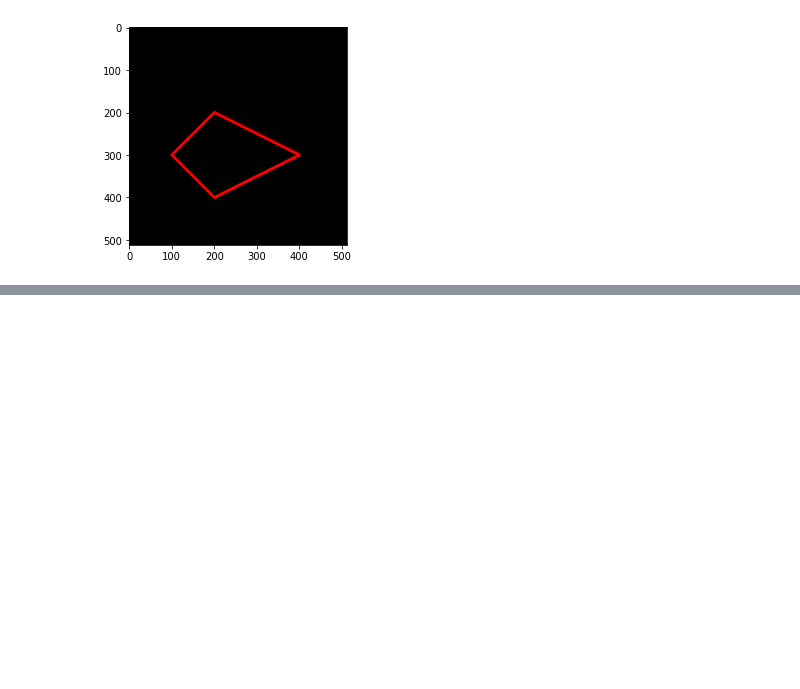
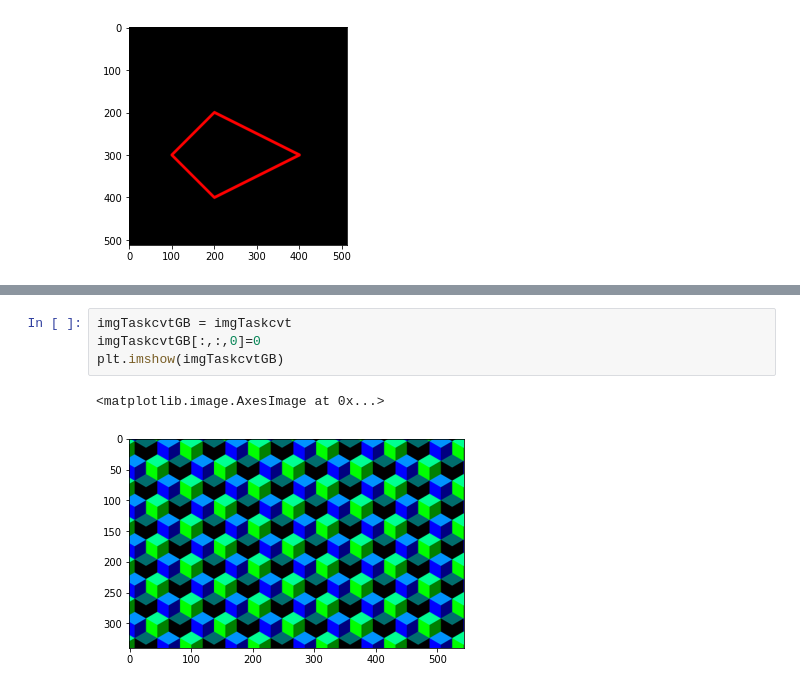
Before and after one commit to ahmadalwi425/PCVK_Genap_2022, a Jupyter notebook: Week2.ipynb, the cells around one changed output, grey strips where cells are left out. Saved outputs shown, nothing was run; the diff lists cells and outputs as text; blank space fills up the shorter version.

```diff
--- a/Week2.ipynb
+++ b/Week2.ipynb
@@ -129,0 +142,7 @@ plt.imshow(black_img2)
+# %%
+imgTaskcvtGB = imgTaskcvt
+imgTaskcvtGB[:,:,0]=0
+plt.imshow(imgTaskcvtGB)
+# %% [output]
+<matplotlib.image.AxesImage at 0x...>
+[figure, added]
```
Also changed, not shown: parts of 10 cells of this notebook.
